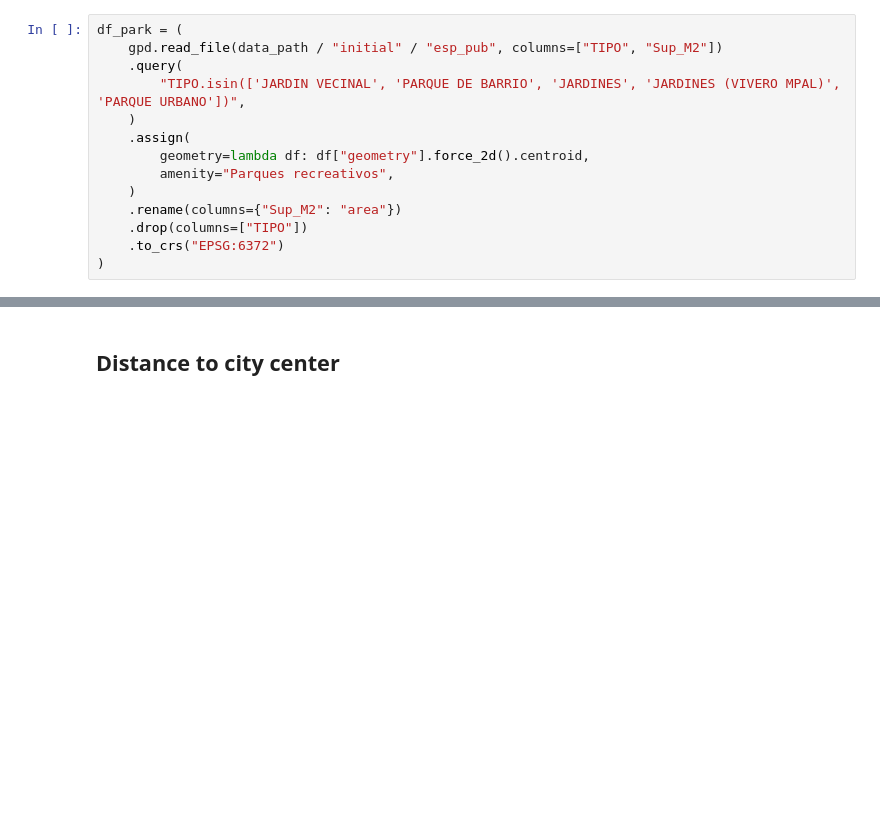
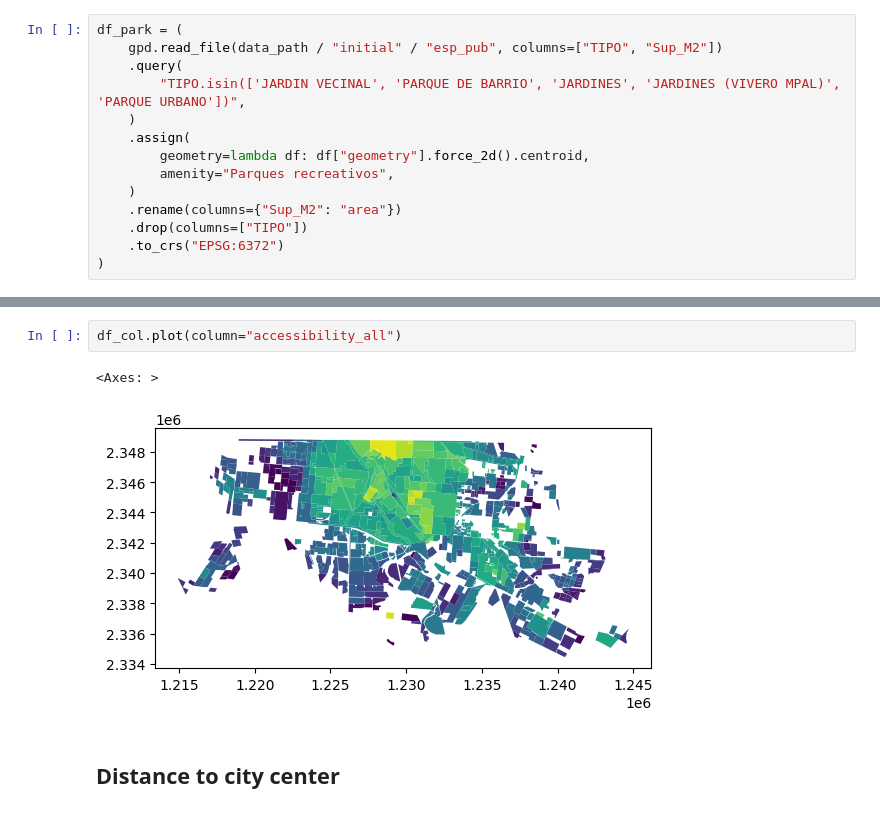
Before and after one commit to RodolfoFigueroa/housing_choice, a Jupyter notebook: 05_col_stats.ipynb, the cells around one changed output, grey strips where cells are left out. Drawn from its saved outputs; the diff is of its cells as text; blank space fills up the shorter version.

```diff
--- a/05_col_stats.ipynb
+++ b/05_col_stats.ipynb
@@ -231,3 +240,8 @@ KeyboardInterrupt:
+# %%
+df_col.plot(column="accessibility_all")
+# %% [output]
+<Axes: >
+[figure, added]
 # %% [markdown]
 ## Distance to city center
 # %%
```
Also changed, not shown: parts of 7 cells of this notebook.
